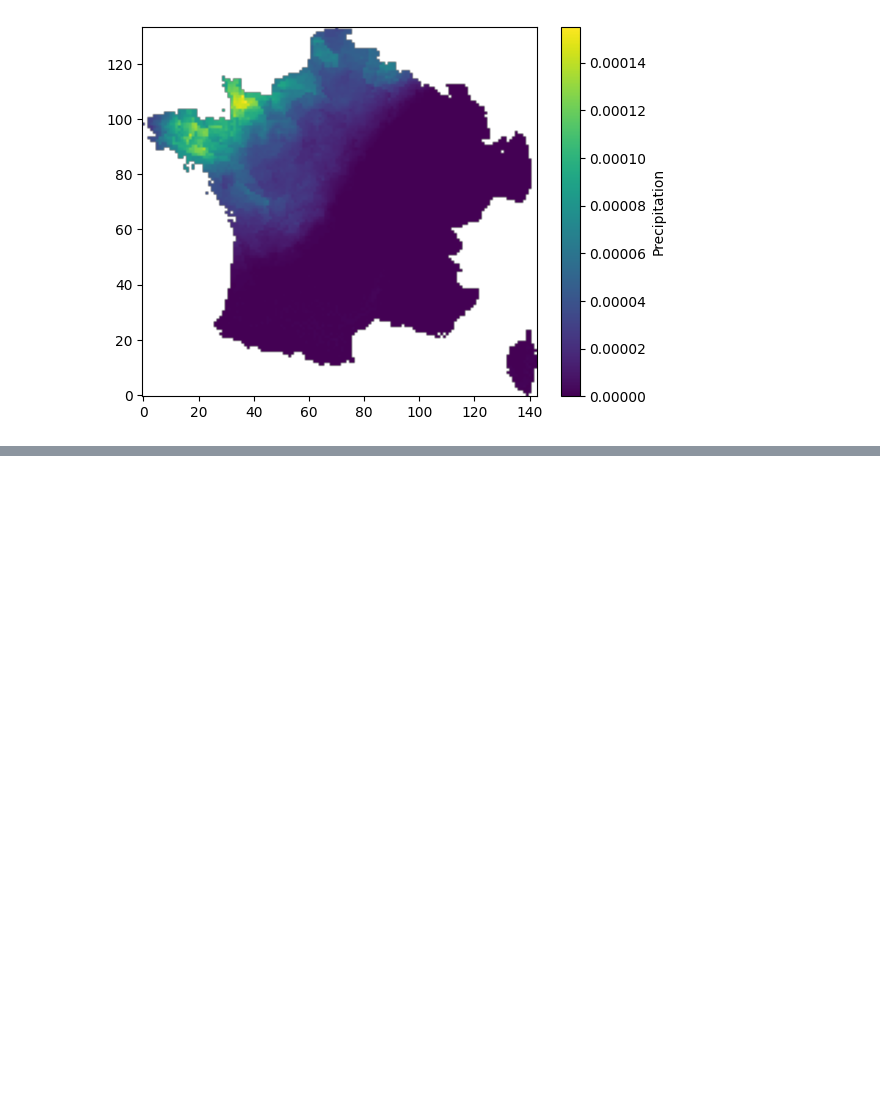
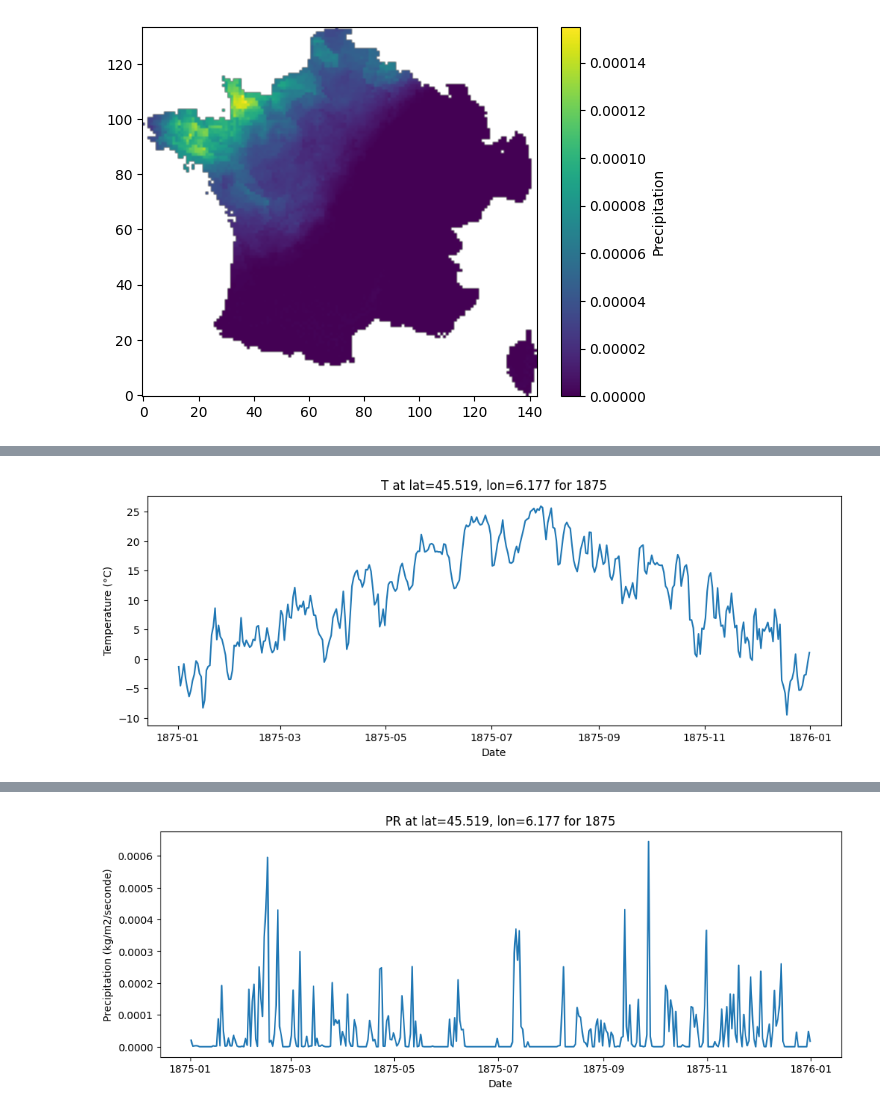
Before and after one commit to JulesBrdl/hackathon-climat, a Jupyter notebook: Notebooks/notebook_jules.ipynb, the cells around one changed output, grey strips where cells are left out. Cells and saved outputs as stored; diff of their text form; code cells hidden in the pictures; blank space fills up the shorter version.

Commit message:
modif read.py et maj3 notebook jules

```diff
--- a/Notebooks/notebook_jules.ipynb
+++ b/Notebooks/notebook_jules.ipynb
@@ -242,11 +255,13 @@ Length: 365, dtype: float32
 # %% [markdown]
 ### Tests fusion DF
 # %%
-file_path_emul_pr = "../data_perso/prAdjust_FR-Metro_MPI-ESM1-2-LR_historical_r1i1p1f1_CNRM_CNRM-ALADIN63-emul-CNRM-UNET11-tP22_v1-r1_MF-CDFt-SAFRAN-1985-2014_day_18500101-20141231.nc"
-file_path_emul_tas = "../data_perso/tasAdjust_FR-Metro_MPI-ESM1-2-LR_historical_r1i1p1f1_CNRM_CNRM-ALADIN63-emul-CNRM-UNET11-tP22_v1-r1_MF-CDFt-ANASTASIA-SAFRAN-1985-2014_day_18500101-20141231.nc"
+path = '../data_perso/'
+prfile = 'prAdjust_FR-Metro_MPI-ESM1-2-LR_historical_r1i1p1f1_CNRM_CNRM-ALADIN63-emul-CNRM-UNET11-tP22_v1-r1_MF-CDFt-SAFRAN-1985-2014_day_18500101-20141231.nc'
+tasfile = 'tasAdjust_FR-Metro_MPI-ESM1-2-LR_historical_r1i1p1f1_CNRM_CNRM-ALADIN63-emul-CNRM-UNET11-tP22_v1-r1_MF-CDFt-ANASTASIA-SAFRAN-1985-2014_day_18500101-20141231.nc'
+ds = read.read_nc_files([(path+prfile, 'prAdjust'), (path+tasfile, 'tasAdjust')])
 
-dspr = xr.open_dataset(file_path_emul_pr, chunks={"time": 100})
-dstas = xr.open_dataset(file_path_emul_tas, chunks={"time": 100})
+# dspr = xr.open_dataset(file_path_emul_pr, chunks={"time": 100})
+# dstas = xr.open_dataset(file_path_emul_tas, chunks={"time": 100})
 # %%
 print(dspr.time.equals(dstas.time))
 print(dspr.lat.equals(dstas.lat))
@@ -281,3 +296,66 @@ plt.colorbar(label='Precipitation')
 plt.show()
 # %% [output]
 [figure]
+# %%
+lat_target = 45.5
+lon_target = 6.2
+
+# distance field
+dist2 = (ds_merged["lat"].values - lat_target)**2 + (ds_merged["lon"].values - lon_target)**2
+
+# nearest point
+y_idx, x_idx = np.unravel_index(np.argmin(dist2), dist2.shape)
+print("Nearest grid cell:", y_idx, x_idx)
+print("Latitude, Longitude:", ds_merged["lat"].values[y_idx, x_idx], ds_merged["lon"].values[y_idx, x_idx])
+
+# extract time series
+tas_ts = ds_merged["tasAdjust"].isel(y=y_idx, x=x_idx)
+pr_ts  = ds_merged["prAdjust"].isel(y=y_idx, x=x_idx)
+
+
+time_index = pd.to_datetime(tas_ts.time.values)
+
+year = 1875
+
+# Create a pandas Series with time as index
+tas_ts_series = pd.Series(tas_ts.values, index=time_index)
+pr_ts_series = pd.Series(pr_ts.values, index=time_index)
+
+# Select only data for 2015
+pr_ts_year = pr_ts_series[pr_ts_series.index.year == year]
+
+tas_ts_year = tas_ts_series[tas_ts_series.index.year == year]
+tas_ts_year_c = ts_year - 273.15
+
+print(tas_ts_year)
+plt.figure(figsize=(12,4))
+plt.plot(tas_ts_year_c.index, tas_ts_year_c.values)
+plt.xlabel("Date")
+plt.ylabel("Temperature (°C)")
+plt.title(f"T at lat={ds_merged["lat"].values[y_idx,x_idx]:.3f}, lon={ds_merged["lon"].values[y_idx,x_idx]:.3f} for {year}")
+plt.show()
+
+print(pr_ts_year)
+plt.figure(figsize=(12,4))
+plt.plot(pr_ts_year.index, pr_ts_year.values)
+plt.xlabel("Date")
+plt.ylabel("Precipitation (kg/m2/seconde)")
+plt.title(f"PR at lat={ds_merged["lat"].values[y_idx,x_idx]:.3f}, lon={ds_merged["lon"].values[y_idx,x_idx]:.3f} for {year}")
+plt.show()
+
+
+
+
+# # plot temperature
+# plt.figure(figsize=(12,4))
+# plt.plot(tas_ts.time, tas_ts.values, label="Temperature (°C)")
+# plt.xlabel("Time")
+# plt.title(f"T at lat={ds_merged["lat"].values[y_idx,x_idx]:.3f}, lon={ds_merged["lon"].values[y_idx,x_idx]:.3f}")
+# plt.show()
+
+# plt.figure(figsize=(12,4))
+# plt.plot(pr_ts.time, pr_ts.values, label="Precipitation (mm/day)")
+# plt.xlabel("Time")
+# plt.title(f"PR at lat={ds_merged["lat"].values[y_idx,x_idx]:.3f}, lon={ds_merged["lon"].values[y_idx,x_idx]:.3f}")
+# plt.show()
+# %% [output]
@@ -283,0 +376 @@ plt.show()
+[figure, added]
@@ -283,0 +389 @@ plt.show()
+[figure, added]
```
Also changed, not shown: parts of 4 cells of this notebook, 1 other file.
